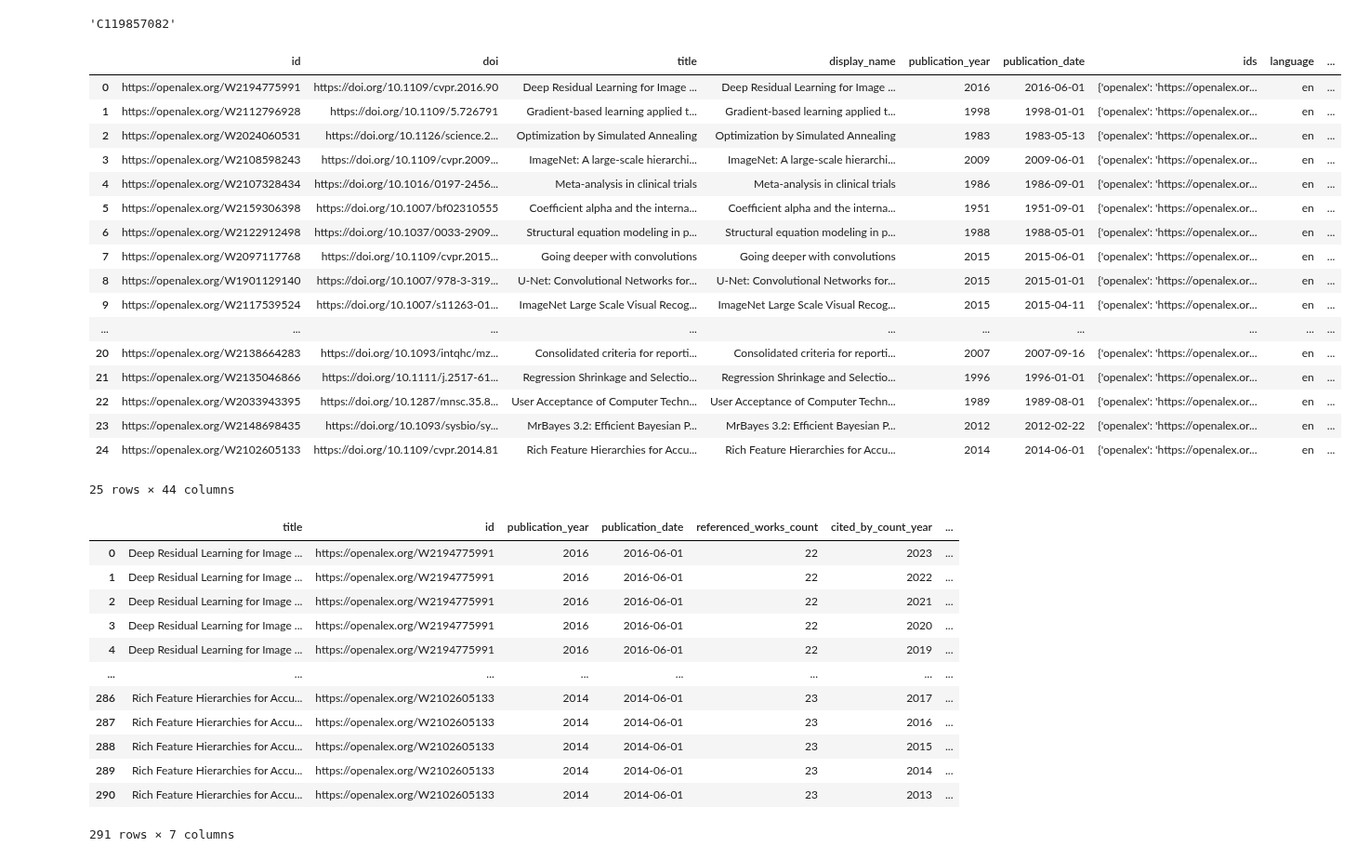
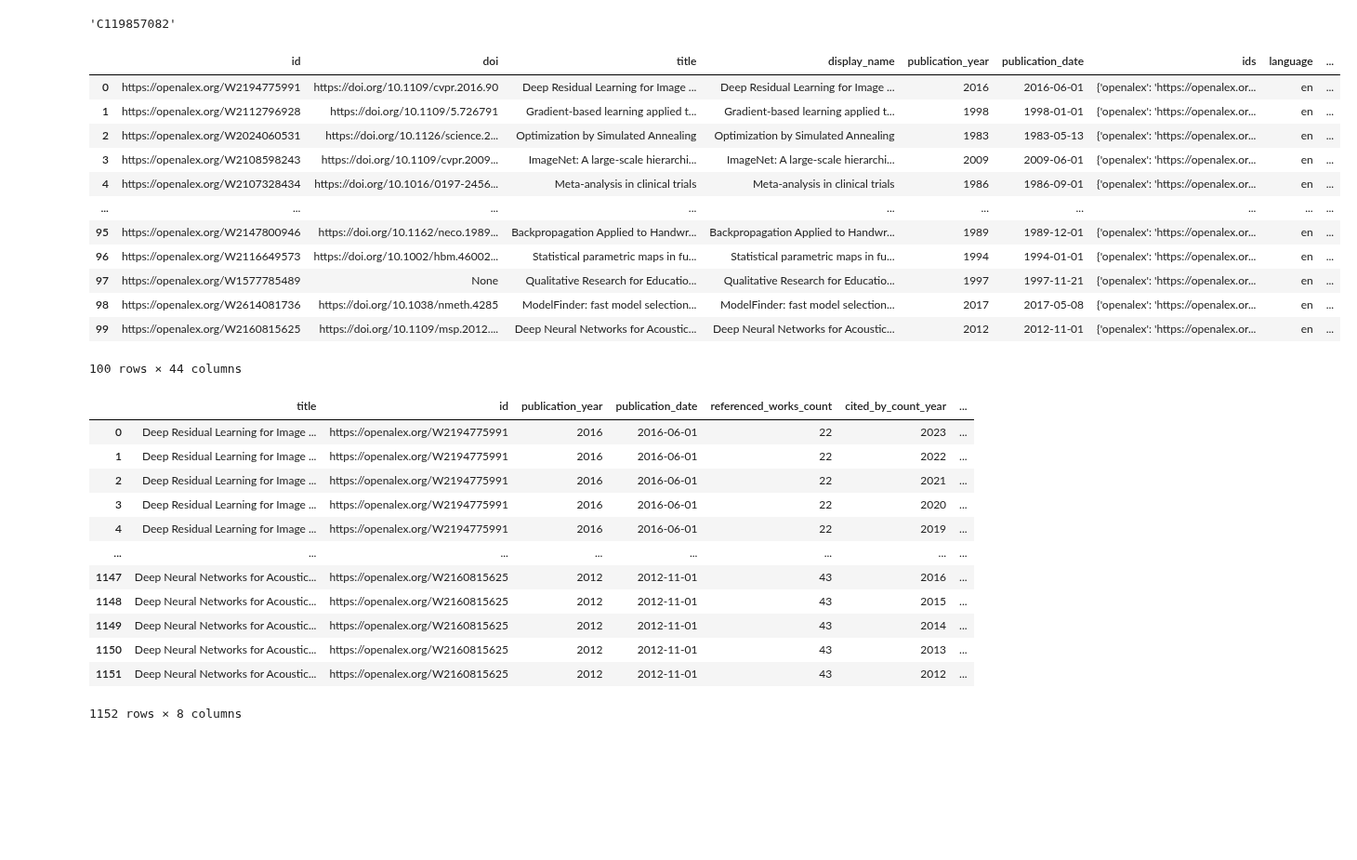
Before and after one commit to Mearman/openalex-python, a Jupyter notebook: demos/OpenAlex.ipynb, the cells around one changed output. Shown at 93% size. Drawn from its saved outputs; the diff is of its cells as text; code cells hidden in the pictures; blank space fills up the shorter version.

```diff
--- a/demos/OpenAlex.ipynb
+++ b/demos/OpenAlex.ipynb
@@ -230,40 +230,36 @@ display(machine_learning_concept_id)
 # %%
 filters = ",".join(
 	[f"{key}:{value}" for key, value in {
 		"concepts.id": machine_learning_concept_id,
-		"publication_year": ">1950"
+		"publication_year": ">1970"
 	}.items()]
 )
 
 works = works_api.get_works(
 	sort="cited_by_count:desc",
-	filter=filters
+	filter=filters,
+	per_page=100,
 ).results
 
 display(
 	pd.DataFrame(
 		works
 	)
 )
 # %% [output]
 |  | id | doi | title | display_name | publication_year | publication_date | ids | language | ... |
 | 0 | https://openalex.org/W2194775991 | https://doi.org/10.1109/cvpr.2016.90 | Deep Residual Learning for Image ... | Deep Residual Learning for Image ... | 2016 | 2016-06-01 | {'openalex': 'https://openalex.or... | en | ... |
 | 1 | https://openalex.org/W2112796928 | https://doi.org/10.1109/5.726791 | Gradient-based learning applied t... | Gradient-based learning applied t... | 1998 | 1998-01-01 | {'openalex': 'https://openalex.or... | en | ... |
 | 2 | https://openalex.org/W2024060531 | https://doi.org/10.1126/science.2... | Optimization by Simulated Annealing | Optimization by Simulated Annealing | 1983 | 1983-05-13 | {'openalex': 'https://openalex.or... | en | ... |
 | 3 | https://openalex.org/W2108598243 | https://doi.org/10.1109/cvpr.2009... | ImageNet: A large-scale hierarchi... | ImageNet: A large-scale hierarchi... | 2009 | 2009-06-01 | {'openalex': 'https://openalex.or... | en | ... |
 | 4 | https://openalex.org/W2107328434 | https://doi.org/10.1016/0197-2456... | Meta-analysis in clinical trials | Meta-analysis in clinical trials | 1986 | 1986-09-01 | {'openalex': 'https://openalex.or... | en | ... |
-| 5 | https://openalex.org/W2159306398 | https://doi.org/10.1007/bf02310555 | Coefficient alpha and the interna... | Coefficient alpha and the interna... | 1951 | 1951-09-01 | {'openalex': 'https://openalex.or... | en | ... |
-| 6 | https://openalex.org/W2122912498 | https://doi.org/10.1037/0033-2909... | Structural equation modeling in p... | Structural equation modeling in p... | 1988 | 1988-05-01 | {'openalex': 'https://openalex.or... | en | ... |
-| 7 | https://openalex.org/W2097117768 | https://doi.org/10.1109/cvpr.2015... | Going deeper with convolutions | Going deeper with convolutions | 2015 | 2015-06-01 | {'openalex': 'https://openalex.or... | en | ... |
-| 8 | https://openalex.org/W1901129140 | https://doi.org/10.1007/978-3-319... | U-Net: Convolutional Networks for... | U-Net: Convolutional Networks for... | 2015 | 2015-01-01 | {'openalex': 'https://openalex.or... | en | ... |
-| 9 | https://openalex.org/W2117539524 | https://doi.org/10.1007/s11263-01... | ImageNet Large Scale Visual Recog... | ImageNet Large Scale Visual Recog... | 2015 | 2015-04-11 | {'openalex': 'https://openalex.or... | en | ... |
 | ... | ... | ... | ... | ... | ... | ... | ... | ... | ... |
-| 20 | https://openalex.org/W2138664283 | https://doi.org/10.1093/intqhc/mz... | Consolidated criteria for reporti... | Consolidated criteria for reporti... | 2007 | 2007-09-16 | {'openalex': 'https://openalex.or... | en | ... |
-| 21 | https://openalex.org/W2135046866 | https://doi.org/10.1111/j.2517-61... | Regression Shrinkage and Selectio... | Regression Shrinkage and Selectio... | 1996 | 1996-01-01 | {'openalex': 'https://openalex.or... | en | ... |
-| 22 | https://openalex.org/W2033943395 | https://doi.org/10.1287/mnsc.35.8... | User Acceptance of Computer Techn... | User Acceptance of Computer Techn... | 1989 | 1989-08-01 | {'openalex': 'https://openalex.or... | en | ... |
-| 23 | https://openalex.org/W2148698435 | https://doi.org/10.1093/sysbio/sy... | MrBayes 3.2: Efficient Bayesian P... | MrBayes 3.2: Efficient Bayesian P... | 2012 | 2012-02-22 | {'openalex': 'https://openalex.or... | en | ... |
-| 24 | https://openalex.org/W2102605133 | https://doi.org/10.1109/cvpr.2014.81 | Rich Feature Hierarchies for Accu... | Rich Feature Hierarchies for Accu... | 2014 | 2014-06-01 | {'openalex': 'https://openalex.or... | en | ... |
+| 95 | https://openalex.org/W2147800946 | https://doi.org/10.1162/neco.1989... | Backpropagation Applied to Handwr... | Backpropagation Applied to Handwr... | 1989 | 1989-12-01 | {'openalex': 'https://openalex.or... | en | ... |
+| 96 | https://openalex.org/W2116649573 | https://doi.org/10.1002/hbm.46002... | Statistical parametric maps in fu... | Statistical parametric maps in fu... | 1994 | 1994-01-01 | {'openalex': 'https://openalex.or... | en | ... |
+| 97 | https://openalex.org/W1577785489 | None | Qualitative Research for Educatio... | Qualitative Research for Educatio... | 1997 | 1997-11-21 | {'openalex': 'https://openalex.or... | en | ... |
+| 98 | https://openalex.org/W2614081736 | https://doi.org/10.1038/nmeth.4285 | ModelFinder: fast model selection... | ModelFinder: fast model selection... | 2017 | 2017-05-08 | {'openalex': 'https://openalex.or... | en | ... |
+| 99 | https://openalex.org/W2160815625 | https://doi.org/10.1109/msp.2012.... | Deep Neural Networks for Acoustic... | Deep Neural Networks for Acoustic... | 2012 | 2012-11-01 | {'openalex': 'https://openalex.or... | en | ... |
-25 rows × 44 columns
+100 rows × 44 columns
 # %%
 works_with_counts_by_year = pd.DataFrame(
 	[{
@@ -274,6 +270,7 @@ works_with_counts_by_year = pd.DataFrame(
 		"referenced_works_count": work["referenced_works_count"],
 		"cited_by_count_year": entry["year"],
 		"cited_by_count": entry["cited_by_count"],
+		"ratio": entry["cited_by_count"] / work["referenced_works_count"] if work["referenced_works_count"] else 0,
 	} for work in works for entry in work["counts_by_year"]],
 )
 display(works_with_counts_by_year)
@@ -285,12 +282,12 @@ display(works_with_counts_by_year)
 | 3 | Deep Residual Learning for Image ... | https://openalex.org/W2194775991 | 2016 | 2016-06-01 | 22 | 2020 | ... |
 | 4 | Deep Residual Learning for Image ... | https://openalex.org/W2194775991 | 2016 | 2016-06-01 | 22 | 2019 | ... |
 | ... | ... | ... | ... | ... | ... | ... | ... |
-| 286 | Rich Feature Hierarchies for Accu... | https://openalex.org/W2102605133 | 2014 | 2014-06-01 | 23 | 2017 | ... |
-| 287 | Rich Feature Hierarchies for Accu... | https://openalex.org/W2102605133 | 2014 | 2014-06-01 | 23 | 2016 | ... |
-| 288 | Rich Feature Hierarchies for Accu... | https://openalex.org/W2102605133 | 2014 | 2014-06-01 | 23 | 2015 | ... |
-| 289 | Rich Feature Hierarchies for Accu... | https://openalex.org/W2102605133 | 2014 | 2014-06-01 | 23 | 2014 | ... |
-| 290 | Rich Feature Hierarchies for Accu... | https://openalex.org/W2102605133 | 2014 | 2014-06-01 | 23 | 2013 | ... |
+| 1147 | Deep Neural Networks for Acoustic... | https://openalex.org/W2160815625 | 2012 | 2012-11-01 | 43 | 2016 | ... |
+| 1148 | Deep Neural Networks for Acoustic... | https://openalex.org/W2160815625 | 2012 | 2012-11-01 | 43 | 2015 | ... |
+| 1149 | Deep Neural Networks for Acoustic... | https://openalex.org/W2160815625 | 2012 | 2012-11-01 | 43 | 2014 | ... |
+| 1150 | Deep Neural Networks for Acoustic... | https://openalex.org/W2160815625 | 2012 | 2012-11-01 | 43 | 2013 | ... |
+| 1151 | Deep Neural Networks for Acoustic... | https://openalex.org/W2160815625 | 2012 | 2012-11-01 | 43 | 2012 | ... |
-291 rows × 7 columns
+1152 rows × 8 columns
 # %%
 works_with_most_recent_counts_by_year = works_with_counts_by_year.sort_values(
 	"cited_by_count_year",
```
Also changed, not shown: parts of 6 cells of this notebook.
